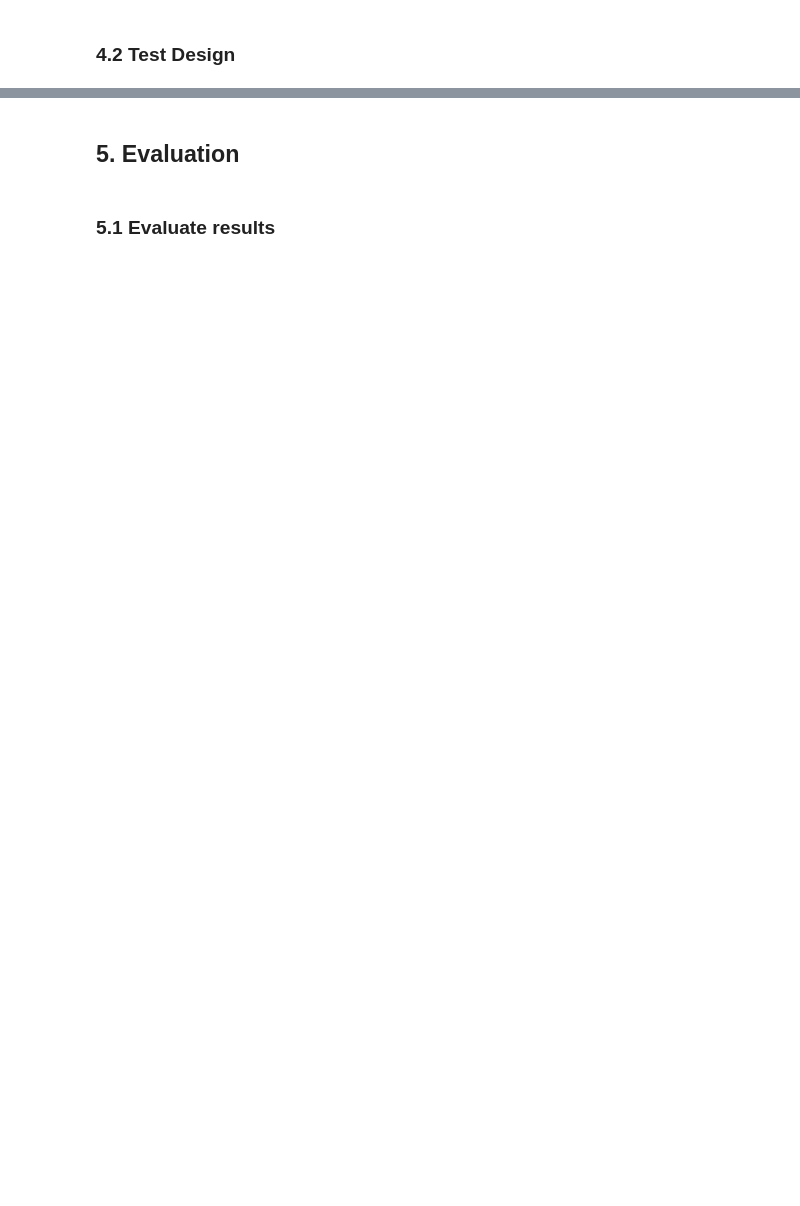
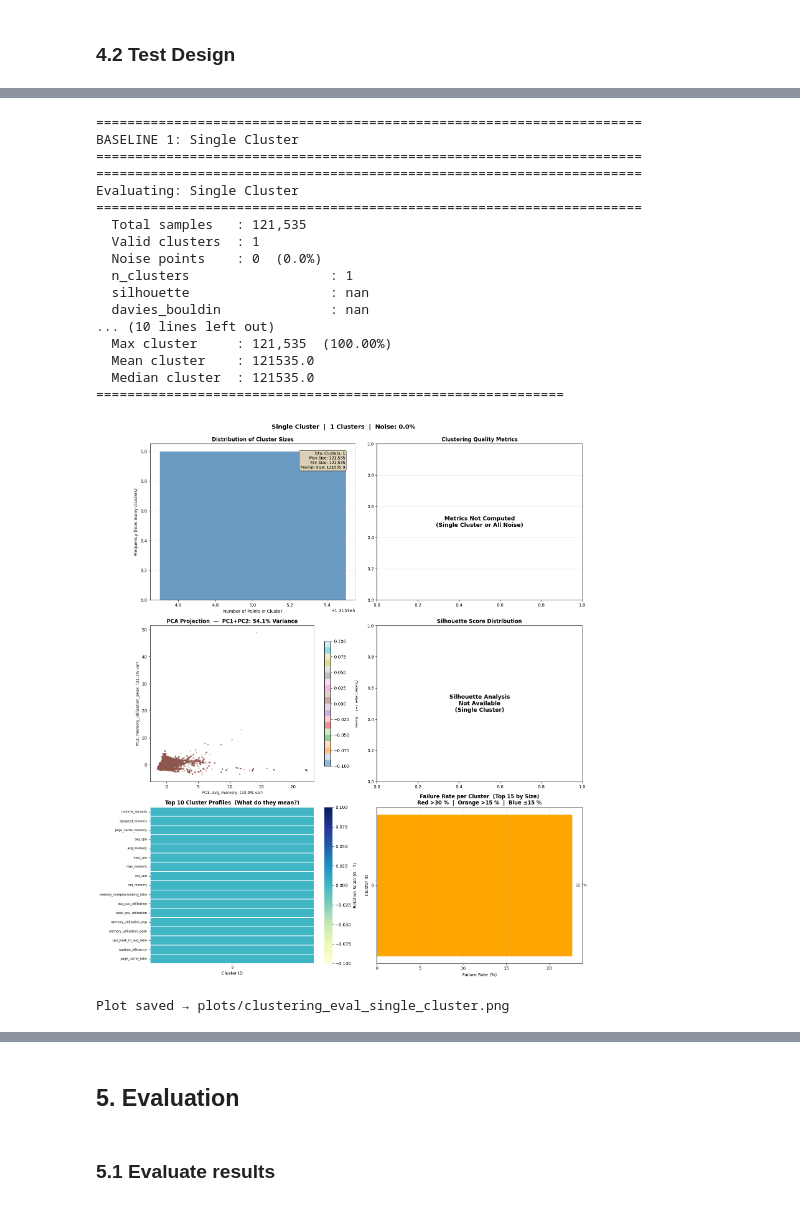
Before and after one commit to VinnyBabuManjaly/WorkloadProfiler, a Jupyter notebook: Workload_Profiler.ipynb, the cells around one changed output, grey strips where cells are left out. Cells and saved outputs as stored; diff of their text form; code cells hidden in the pictures; blank space fills up the shorter version.

```diff
--- a/Workload_Profiler.ipynb
+++ b/Workload_Profiler.ipynb
@@ -2496,0 +1816,15 @@ Ready for HDBSCAN/DBSCAN - they should substantially outperform these baselines
+# %%
+def noise_fraction(labels):
+    """
+    Fraction of samples labelled as noise (label = -1).
+
+    Parameters
+    ----------
+    labels : array-like of cluster labels
+
+    Returns
+    -------
+    float in [0, 1]; 0.0 for algorithms that produce no noise
+    """
+    labels = np.asarray(labels)
+    return float((labels == -1).sum()) / len(labels)
@@ -2496,0 +2619,34 @@ Ready for HDBSCAN/DBSCAN - they should substantially outperform these baselines
+# %%
+# -------------------------------------------------------
+# BASELINE 1: Single Cluster
+# -------------------------------------------------------
+print("\n" + "="*70)
+print("BASELINE 1: Single Cluster")
+print("="*70)
+
+labels_single = np.zeros(len(X_scaled), dtype=int)
+
+metrics_single = evaluate_clustering_model_v2(
+    X_scaled, labels_single, df_formatted, X_pca,
+    model_name="Single Cluster"
+)
+# %% [output]
+======================================================================
+BASELINE 1: Single Cluster
+======================================================================
+======================================================================
+Evaluating: Single Cluster
+======================================================================
+  Total samples   : 121,535
+  Valid clusters  : 1
+  Noise points    : 0  (0.0%)
+  n_clusters                  : 1
+  silhouette                  : nan
+  davies_bouldin              : nan
+... (10 lines left out)
+  Max cluster     : 121,535  (100.00%)
+  Mean cluster    : 121535.0
+  Median cluster  : 121535.0
+============================================================
+[figure, added]
+Plot saved → plots/clustering_eval_single_cluster.png
```
Also changed, not shown: parts of 118 cells of this notebook, 3 other files.
